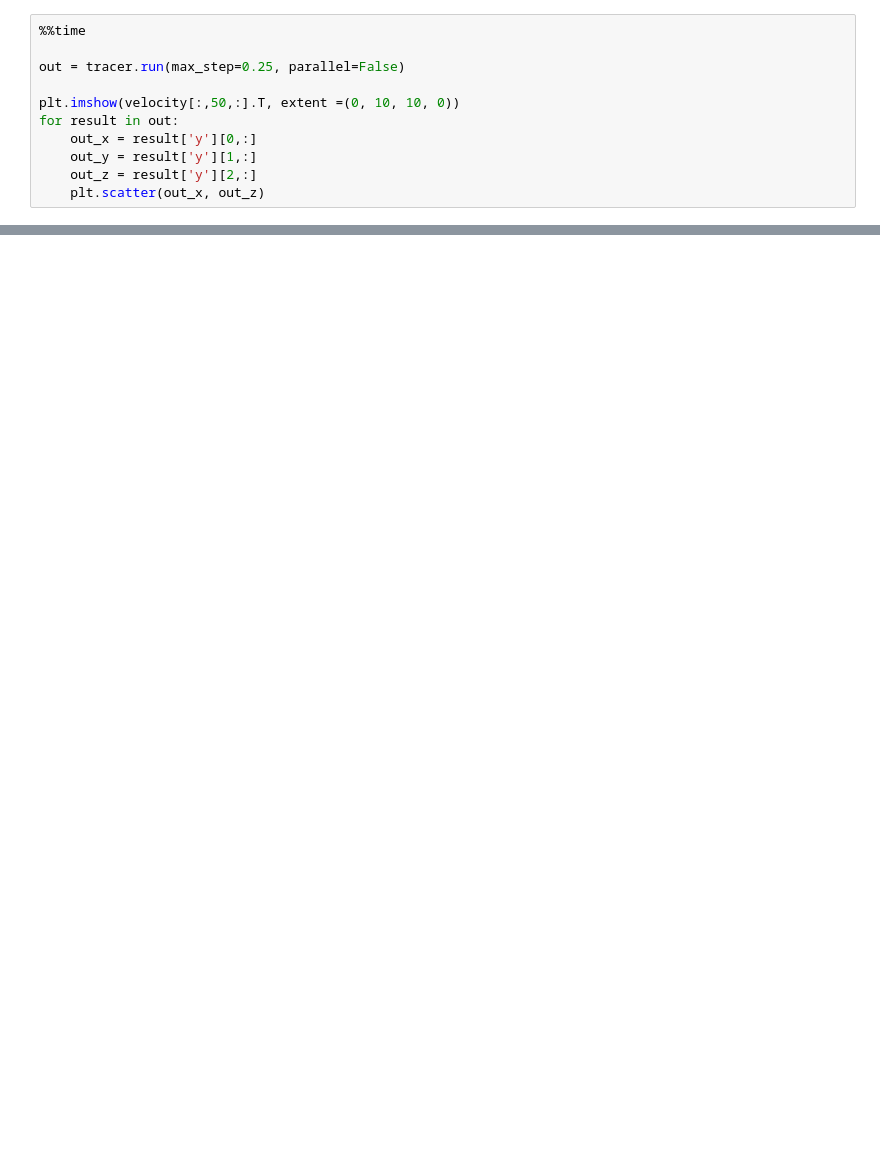
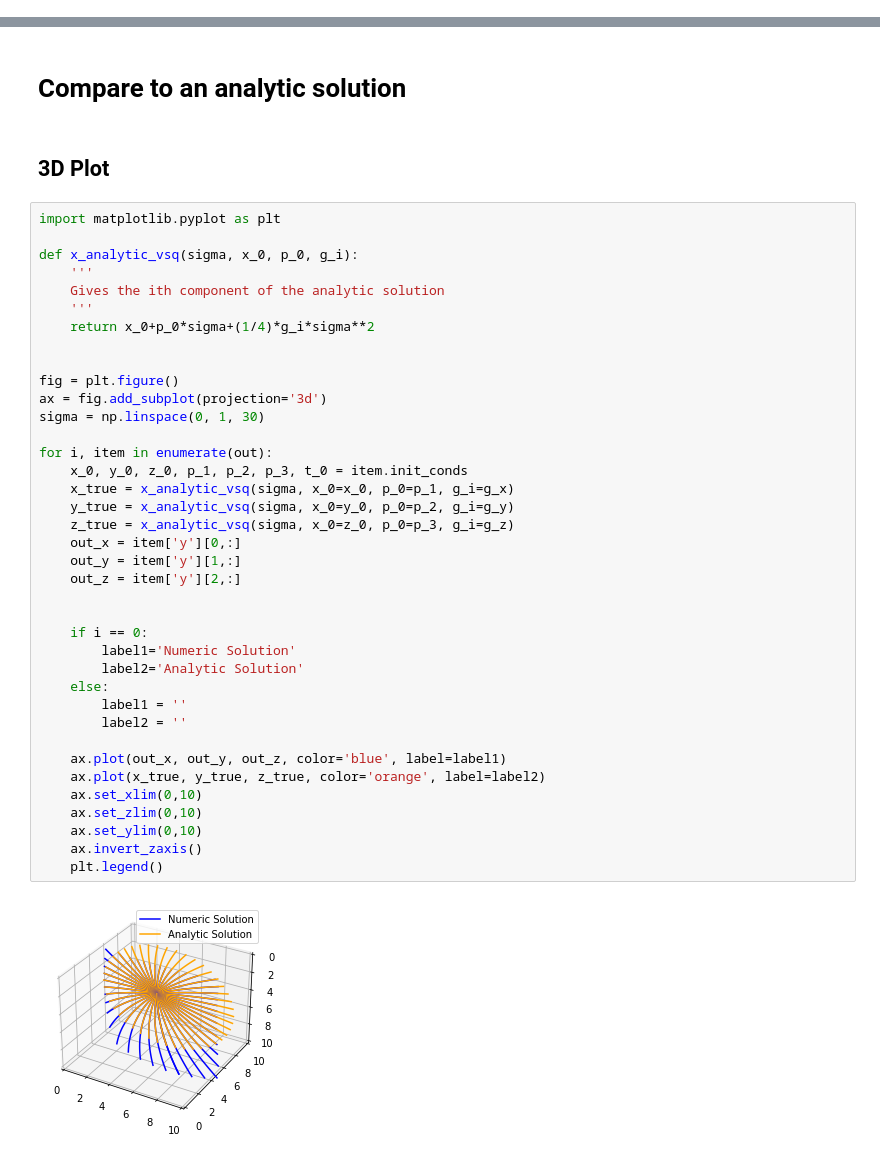
Before and after one commit to dimitri-voytan/raytrace3dpy, a Jupyter notebook: tutorial/tutorial.ipynb, the cells around one changed output, grey strips where cells are left out. Drawn from its saved outputs; the diff is of its cells as text; blank space fills up the shorter version.

```diff
--- a/tutorial/tutorial.ipynb
+++ b/tutorial/tutorial.ipynb
@@ -56,11 +7,0 @@ Wall time: 1.11 s
-# %%
-%%time
-
-out = tracer.run(max_step=0.25, parallel=False)
-
-plt.imshow(velocity[:,50,:].T, extent =(0, 10, 10, 0))
-for result in out:
-    out_x = result['y'][0,:]
-    out_y = result['y'][1,:]
-    out_z = result['y'][2,:]
-    plt.scatter(out_x, out_z)
@@ -83,0 +54,44 @@ ax.invert_zaxis()
+# %% [markdown]
+# Compare to an analytic solution
+# %% [markdown]
+## 3D Plot
+# %%
+import matplotlib.pyplot as plt
+
+def x_analytic_vsq(sigma, x_0, p_0, g_i):
+    '''
+    Gives the ith component of the analytic solution
+    '''
+    return x_0+p_0*sigma+(1/4)*g_i*sigma**2
+
+
+fig = plt.figure()
+ax = fig.add_subplot(projection='3d')
+sigma = np.linspace(0, 1, 30)
+
+for i, item in enumerate(out):
+    x_0, y_0, z_0, p_1, p_2, p_3, t_0 = item.init_conds
+    x_true = x_analytic_vsq(sigma, x_0=x_0, p_0=p_1, g_i=g_x)
+    y_true = x_analytic_vsq(sigma, x_0=y_0, p_0=p_2, g_i=g_y)
+    z_true = x_analytic_vsq(sigma, x_0=z_0, p_0=p_3, g_i=g_z)
+    out_x = item['y'][0,:]
+    out_y = item['y'][1,:]
+    out_z = item['y'][2,:]
+
+
+    if i == 0:
+        label1='Numeric Solution'
+        label2='Analytic Solution'
+    else:
+        label1 = ''
+        label2 = ''
+
+    ax.plot(out_x, out_y, out_z, color='blue', label=label1)
+    ax.plot(x_true, y_true, z_true, color='orange', label=label2)
+    ax.set_xlim(0,10)
+    ax.set_zlim(0,10)
+    ax.set_ylim(0,10)
+    ax.invert_zaxis()
+    plt.legend()
+# %% [output]
+[figure, added]
```
Also changed, not shown: parts of 12 cells of this notebook, 1 other file.
